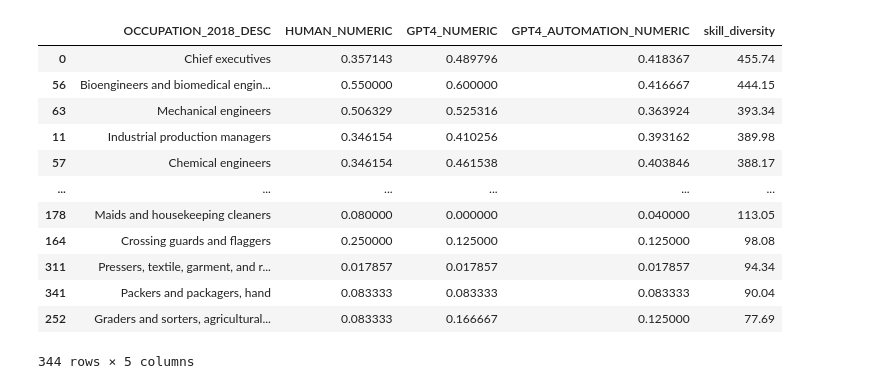
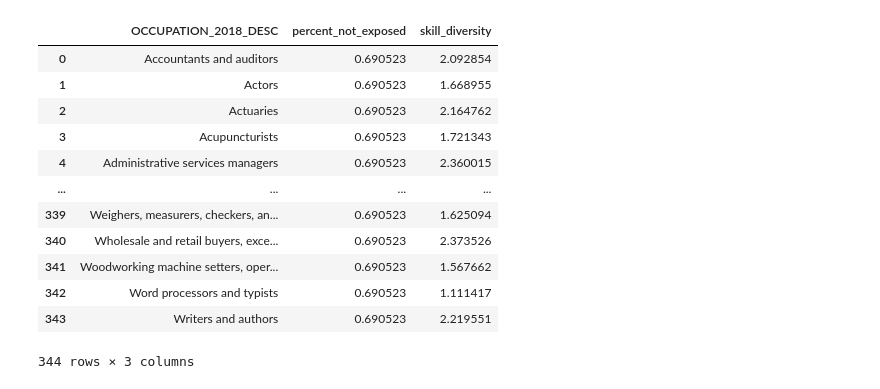
Before and after one commit to Julia-Susser/AI-Startup-Impact-on-US-Labor-Economy-via-Task-Automation, a Jupyter notebook: src/skill-diversity/skill diversity.ipynb, the cells around one changed output. Drawn from its saved outputs; the diff is of its cells as text; code cells hidden in the pictures.

```diff
--- a/src/skill-diversity/skill diversity.ipynb
+++ b/src/skill-diversity/skill diversity.ipynb
@@ -2,7 +2,40 @@
 import pandas as pd
 import numpy as np
 
-df = pd.read_csv("aggregated-occupation-level-data.csv",index_col=0)
+df = pd.read_csv("aggregated-occupation-level-data.csv",index_col=0).reset_index()
+
+levels_columns = [x for x in list(df.columns) if "_LVL" in x ]
+importance_columns = [x for x in list(df.columns) if "_IMP" in x ]
+
+# Melting the importance columns
+importance_cols = [col for col in df.columns if col.endswith('_IMP')]
+level_cols = [col for col in df.columns if col.endswith('_LVL')]
+
+melted_imp = df.melt(id_vars=['OCCUPATION_2018_DESC'], value_vars=importance_cols, var_name='Skill', value_name='Importance')
+melted_lvl = df.melt(id_vars=['OCCUPATION_2018_DESC'], value_vars=level_cols, var_name='Skill', value_name='Level')
+
+# Cleaning the 'Skill' column to remove the suffix
+melted_imp['Skill'] = melted_imp['Skill'].str.replace('_IMP', '')
+melted_lvl['Skill'] = melted_lvl['Skill'].str.replace('_LVL', '')
+
+df = melted_lvl.merge(melted_imp, on=["OCCUPATION_2018_DESC","Skill"])
+df = df.merge(skill_ratings,on="Skill")
+df["skill_rating"] = df["Level"]/5 * df["Importance"]/5 * df["percent_not_exposed"]
 # %%
-levels_columns = [x for x in list(df.columns) if "_LVL" in x ]
-importance_columns = [x for x in list(df.columns) if "_IMP" in x ]
+rankings = df.groupby("OCCUPATION_2018_DESC").aggregate({"percent_not_exposed":"first","skill_rating":"sum"}).reset_index()
+rankings.columns = ["OCCUPATION_2018_DESC","percent_not_exposed","skill_diversity"]
+rankings
+# %% [output]
+|  | OCCUPATION_2018_DESC | percent_not_exposed | skill_diversity |
+| 0 | Accountants and auditors | 0.690523 | 2.092854 |
+| 1 | Actors | 0.690523 | 1.668955 |
+| 2 | Actuaries | 0.690523 | 2.164762 |
+| 3 | Acupuncturists | 0.690523 | 1.721343 |
+| 4 | Administrative services managers | 0.690523 | 2.360015 |
+| ... | ... | ... | ... |
+| 339 | Weighers, measurers, checkers, an... | 0.690523 | 1.625094 |
+| 340 | Wholesale and retail buyers, exce... | 0.690523 | 2.373526 |
+| 341 | Woodworking machine setters, oper... | 0.690523 | 1.567662 |
+| 342 | Word processors and typists | 0.690523 | 1.111417 |
+| 343 | Writers and authors | 0.690523 | 2.219551 |
+344 rows × 3 columns
@@ -25,20 +47,4 @@ exposure = df[['HUMAN_NUMERIC',
 rankings = exposure.merge(rankings, on="OCCUPATION_2018_DESC").sort_values(by="skill_diversity",ascending=False)
 rankings.to_csv("skill_diversity.csv")
-# %%
-rankings
-# %% [output]
-|  | OCCUPATION_2018_DESC | HUMAN_NUMERIC | GPT4_NUMERIC | GPT4_AUTOMATION_NUMERIC | skill_diversity |
-| 0 | Chief executives | 0.357143 | 0.489796 | 0.418367 | 455.74 |
-| 56 | Bioengineers and biomedical engin... | 0.550000 | 0.600000 | 0.416667 | 444.15 |
-| 63 | Mechanical engineers | 0.506329 | 0.525316 | 0.363924 | 393.34 |
-| 11 | Industrial production managers | 0.346154 | 0.410256 | 0.393162 | 389.98 |
-| 57 | Chemical engineers | 0.346154 | 0.461538 | 0.403846 | 388.17 |
-| ... | ... | ... | ... | ... | ... |
-| 178 | Maids and housekeeping cleaners | 0.080000 | 0.000000 | 0.040000 | 113.05 |
-| 164 | Crossing guards and flaggers | 0.250000 | 0.125000 | 0.125000 | 98.08 |
-| 311 | Pressers, textile, garment, and r... | 0.017857 | 0.017857 | 0.017857 | 94.34 |
-| 341 | Packers and packagers, hand | 0.083333 | 0.083333 | 0.083333 | 90.04 |
-| 252 | Graders and sorters, agricultural... | 0.083333 | 0.166667 | 0.125000 | 77.69 |
-344 rows × 5 columns
 # %%
 exposed_tasks = pd.read_csv("../../input/gpts_labels/gpts_labels_new.csv")
```
Also changed, not shown: parts of 6 cells of this notebook, 8 other files.
